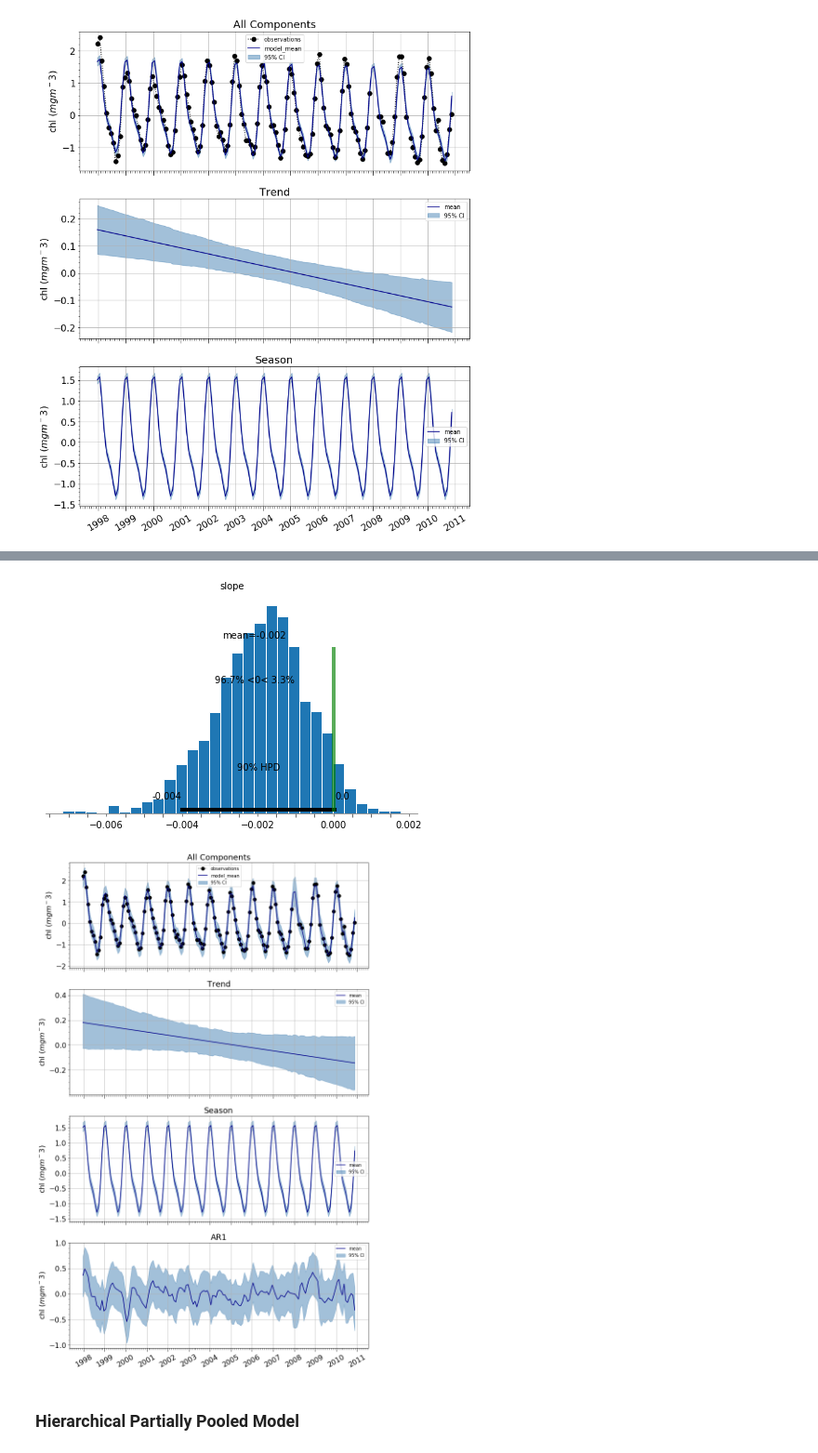
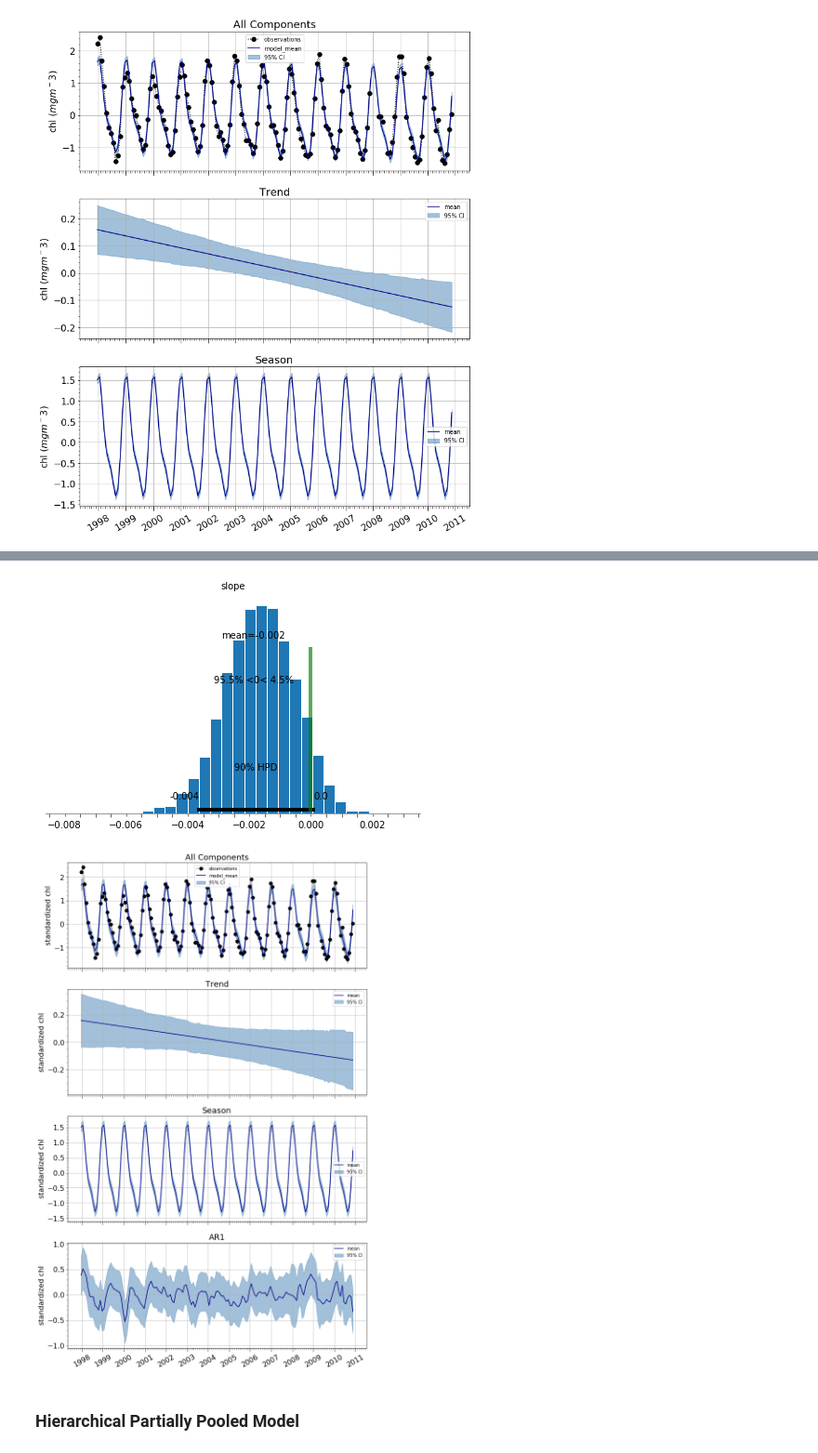
Before and after one commit to madHatter106/GyresTimeSeries, a Jupyter notebook: Gyres-2-time_series_model.ipynb, the cells around one changed output, grey strips where cells are left out. Shown at 93% size. Cells and saved outputs as stored; diff of their text form; code cells hidden in the pictures.

```diff
--- a/Gyres-2-time_series_model.ipynb
+++ b/Gyres-2-time_series_model.ipynb
@@ -22,6 +22,7 @@ rcParams['xtick.labelsize'] = 16
 rcParams['ytick.labelsize'] = 16
 rcParams['axes.labelsize'] = 16
 rcParams['axes.titlesize'] = 18
+rcParams['font.size'] = 16
 years = mdates.YearLocator(day=15)
 years2 = mdates.YearLocator(base=2, day=15)
 months = mdates.MonthLocator(bymonthday=15)
@@ -68,6 +69,7 @@ def plot_ts_components(trace, df_, y_obs, inv_transform=False, residual=False):
     ts_mod_season = trace.get_values('season')
     ts_mod_season_mu = ts_mod_season.mean(axis=0)
     ts_mod_season_hpd = pm.hpd(ts_mod_season)
+    ylabel='standardized chl'
     if inv_transform:
         ts_mod_mu = scaler.inv_transform(ts_mod_mu)
         ts_mod_hpd = scaler.inv_transform(ts_mod_hpd)
@@ -75,6 +77,7 @@ def plot_ts_components(trace, df_, y_obs, inv_transform=False, residual=False):
         ts_mod_trend_mu = scaler.inv_transform(ts_mod_trend_mu)
         ts_mod_season_hpd = scaler.inv_transform(ts_mod_season_hpd)
         ts_mod_season_mu = scaler.inv_transform(ts_mod_season_mu)
+        ylabel = 'chl $(mg m^-3)$'
 
     if residual:
         ts_mod_ar1 = trace.get_values('ar1')
@@ -89,16 +92,16 @@ def plot_ts_components(trace, df_, y_obs, inv_transform=False, residual=False):
     f, ax = pl.subplots(nrows=nrows, sharex=True, figsize=(12, nrows*5))
     plot_component(ax[0], df_.index, ts_mod_mu, hpd_=ts_mod_hpd,
                    obs=y_obs, line_label='model_mean',
-                   y_axis_label='chl $(mg m^-3)$', ax_title='All Components')
+                   y_axis_label=ylabel, ax_title='All Components')
     plot_component(ax[1], df_.index, ts_mod_trend_mu, hpd_=ts_mod_trend_hpd,
-                   line_label='mean', y_axis_label='chl $(mg m^-3)$',
+                   line_label='mean', y_axis_label=ylabel,
                    ax_title='Trend')
     plot_component(ax[2], df_.index, ts_mod_season_mu, hpd_=ts_mod_season_hpd,
-                   line_label='mean', y_axis_label='chl $(mg m^-3)$',
+                   line_label='mean', y_axis_label=ylabel,
                    ax_title='Season')
     if residual:
         plot_component(ax[3], df_.index, ts_mod_ar1_mu, hpd_=ts_mod_ar1_hpd,
-                       line_label='mean', y_axis_label='chl $(mg m^-3)$',
+                       line_label='mean', y_axis_label=ylabel,
                        ax_title='AR1')
 # %%
 def ts_model(x_, y_, n_fourier_comps=2, AR1_residual=True):
@@ -241,6 +263,7 @@ with pm.Model() as m1:
 # %%
-with m1:
-    trace_1 = pm.sample(1000, tune=1000, cores=2, chains=2)
+m01 = ts_model(x, y_npac, AR1_residual=True)
+with m01:
+    trace_01 = pm.sample(5000, tune=5000, cores=2, chains=2)
 # %% [output]
 Auto-assigning NUTS sampler...
 Initializing NUTS using jitter+adapt_diag...
@@ -261,11 +284,11 @@ pm.plot_posterior(trace_1, varnames=['slope'], ref_val=0);
 # %%
-pm.plot_posterior(trace_1, varnames=['slope'], ref_val=0, alpha_level=0.1);
+pm.plot_posterior(trace_01, varnames=['slope'], ref_val=0, alpha_level=0.1);
 # %% [output]
-[figure, old version]
+[figure, new version]
 # %%
-plot_ts_components(trace_1, df_=df_s[['NPAC']], y_obs=y_npac, residual=True)
+plot_ts_components(trace_01, df_=df_s[['NPAC']], y_obs=y_npac, residual=True)
 # %% [output]
-[figure, old version]
+[figure, new version]
 # %% [markdown]
 ### Hierarchical Partially Pooled Model
 # %%
```
Also changed, not shown: parts of 21 cells of this notebook.
